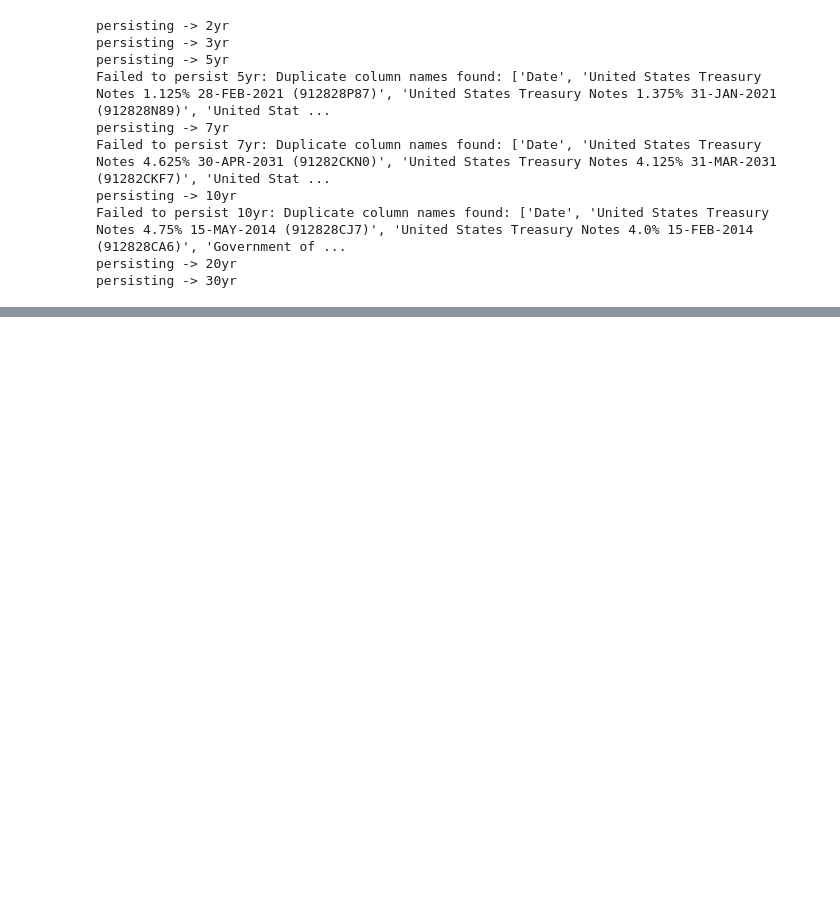
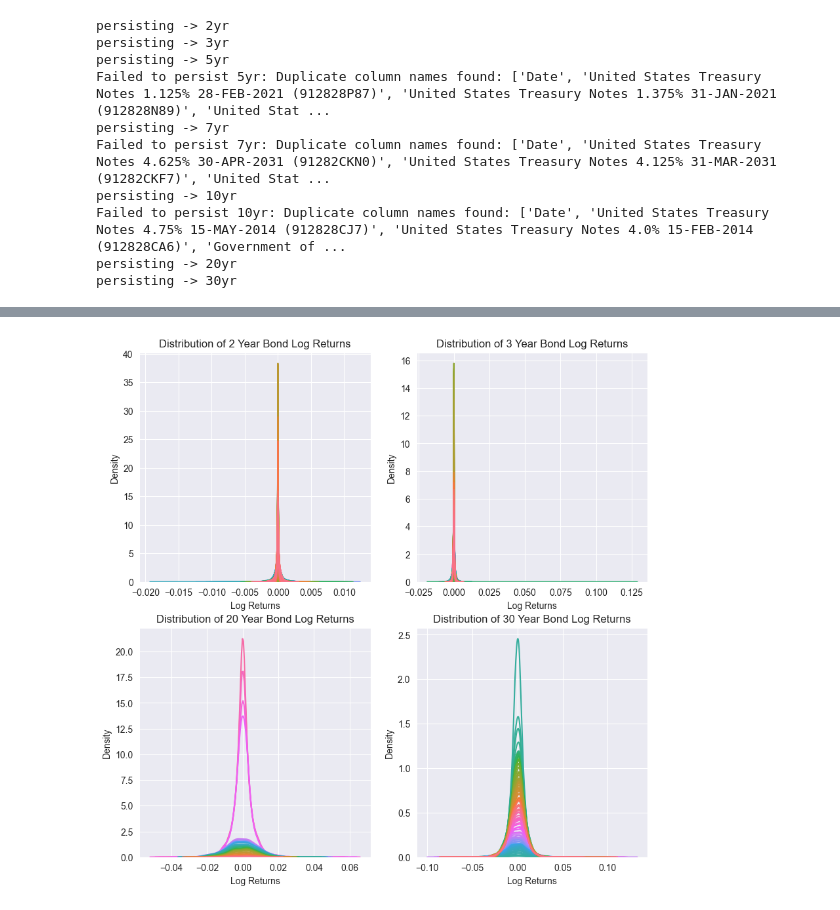
Before and after one commit to ttoe05/tt-investment-analysis, a Jupyter notebook: src/quant-modeling-bonds.ipynb, the cells around one changed output, grey strips where cells are left out. Cells and saved outputs as stored; diff of their text form; code cells hidden in the pictures; blank space fills up the shorter version.

```diff
--- a/src/quant-modeling-bonds.ipynb
+++ b/src/quant-modeling-bonds.ipynb
@@ -248,0 +436,16 @@ persisting -> 30yr
+# %%
+# create a 2 by 2 subplot for each term
+fig, axes = plt.subplots(2, 2, figsize=(10, 10))
+axes = axes.flatten()
+i = 0
+for term in terms:
+    df_term = df_processed[df_processed['Term'] == f"{term}"]
+    sns.kdeplot(df_term, x='bond_log_return', hue='bond', ax=axes[i], legend=False)
+    axes[i].set_title(f"Distribution of {term} Year Bond Log Returns")
+    axes[i].set_xlabel("Log Returns")
+    axes[i].set_ylabel("Density")
+    i += 1
+    # axes[i].legend(title='Bond')
+    # plt.show()
+# %% [output]
+[figure, added]
```
Also changed, not shown: parts of 11 cells of this notebook.
